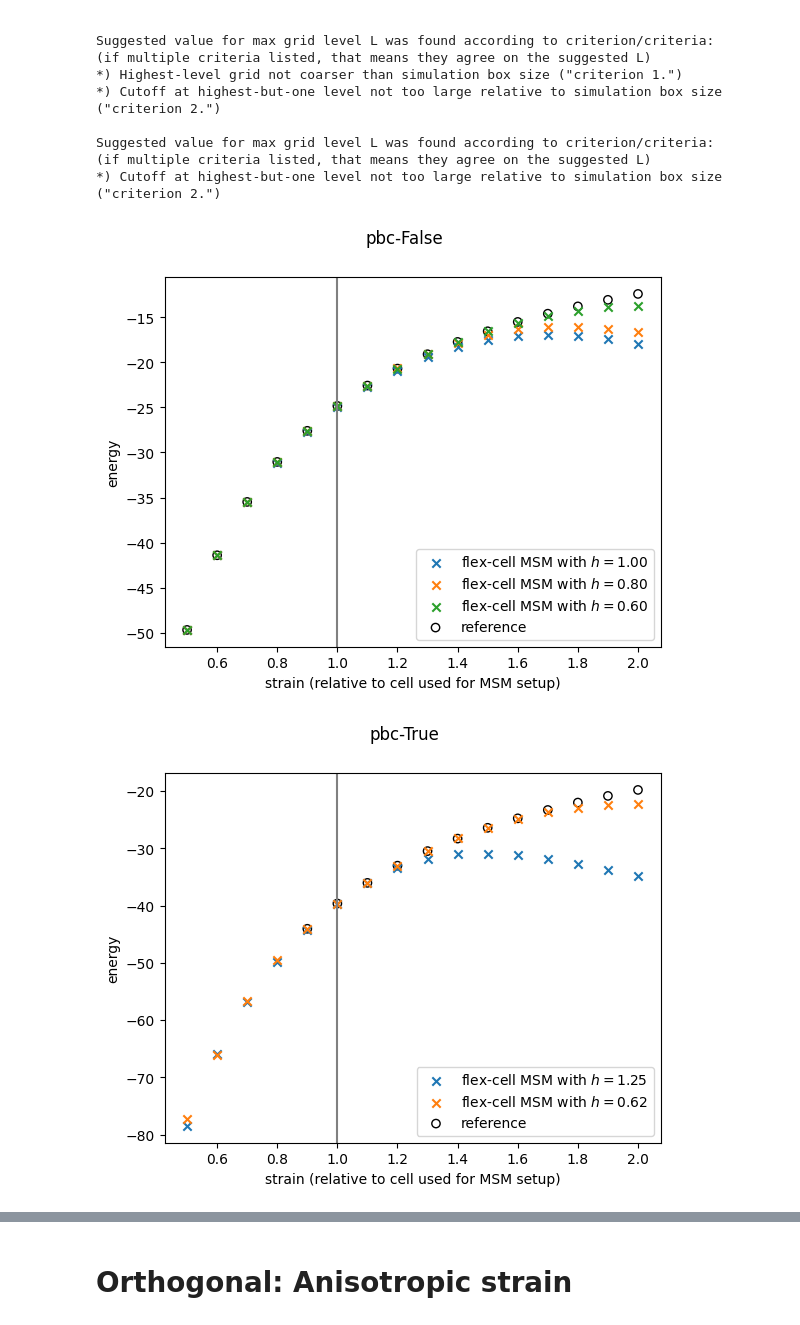
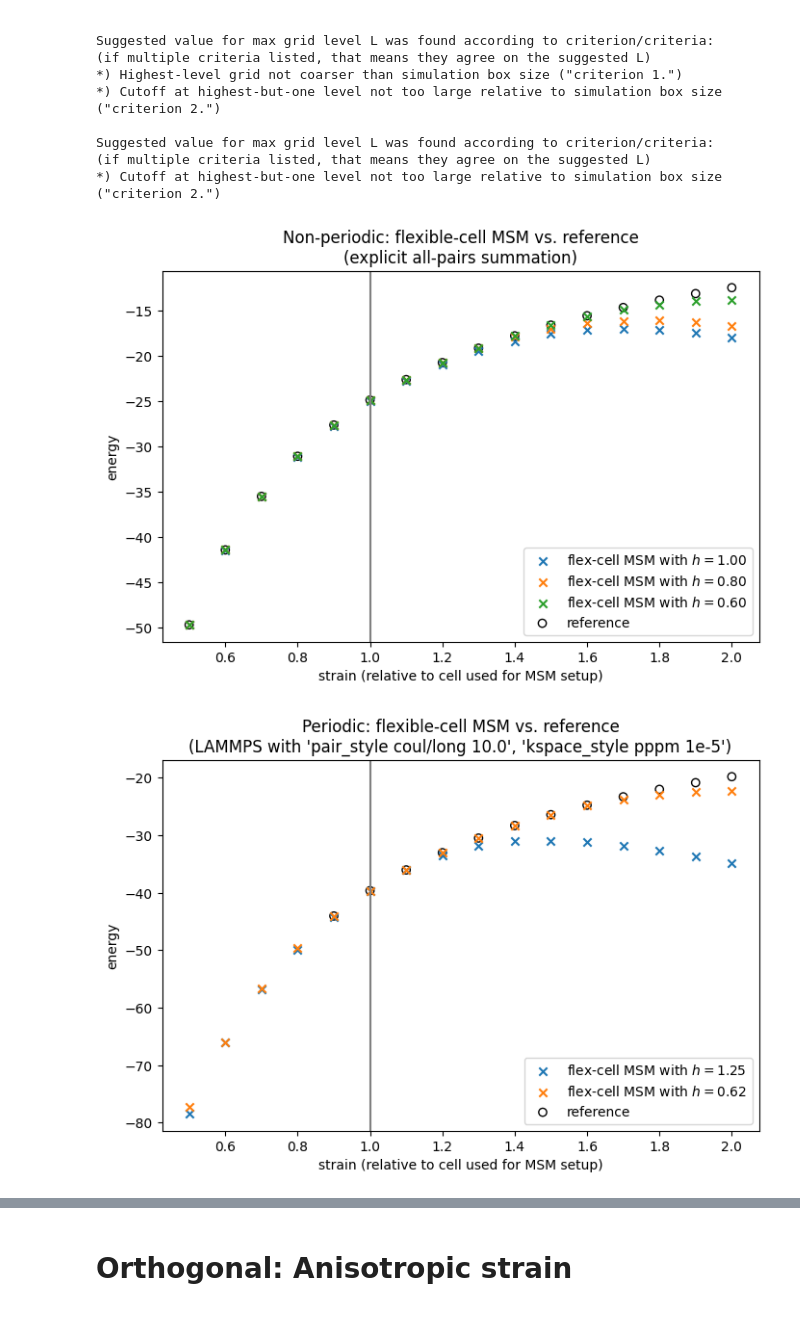
Before and after one commit to Madsen-s-research-group/msmjax, a Jupyter notebook: examples/flexible_cell.ipynb, the cells around one changed output, grey strips where cells are left out. Cells and saved outputs as stored; diff of their text form; code cells hidden in the pictures.

Commit message:
Nicer plots

```diff
--- a/examples/flexible_cell.ipynb
+++ b/examples/flexible_cell.ipynb
@@ -188,32 +188,39 @@ Suggested value for max grid level L was found according to criterion/criteria:
 Suggested value for max grid level L was found according to criterion/criteria:
 (if multiple criteria listed, that means they agree on the suggested L)
 *) Cutoff at highest-but-one level not too large relative to simulation box size ("criterion 2.")
+# %%
+figsize = (8, 5)
+plot_titles = {
+    "pbc-False": "Non-periodic: flexible-cell MSM vs. reference\n(explicit all-pairs summation)",
+    "pbc-True": "Periodic: flexible-cell MSM vs. reference\n(LAMMPS with 'pair_style coul/long 10.0', 'kspace_style pppm 1e-5')",
+}
 # %%
 for key_pbcs in ["pbc-False", "pbc-True"]:
-    fig, ax = plt.subplots()
-    fig.suptitle(key_pbcs)
+    fig, ax = plt.subplots(figsize=figsize)
+    ax.set_title(plot_titles[key_pbcs])
     ax.set_xlabel("strain (relative to cell used for MSM setup)")
     ax.set_ylabel("energy")
     for h, res in results_msm_flex[key_pbcs].items():
         # TODO: different label if periodic?
         ax.scatter(
             all_deformations,
             res["energies"],
             label=f"flex-cell MSM with $h={h:.2f}$",
             marker="x",
         )
     ax.scatter(
         all_deformations,
         results_ref[key_pbcs]["energies"],
         color="black",
         facecolor="none",
         label="reference",
         zorder=-10,
     )
     ax.axvline(1.0, color="gray")
     ax.legend()
+    # fig.savefig(f"energies_{key_pbcs}.pdf")
     plt.show()
 # %% [output]
-[figure, old version]
+[figure, new version]
-[figure, old version]
+[figure, new version]
 # %%
```
Also changed, not shown: parts of 1 cell of this notebook.
